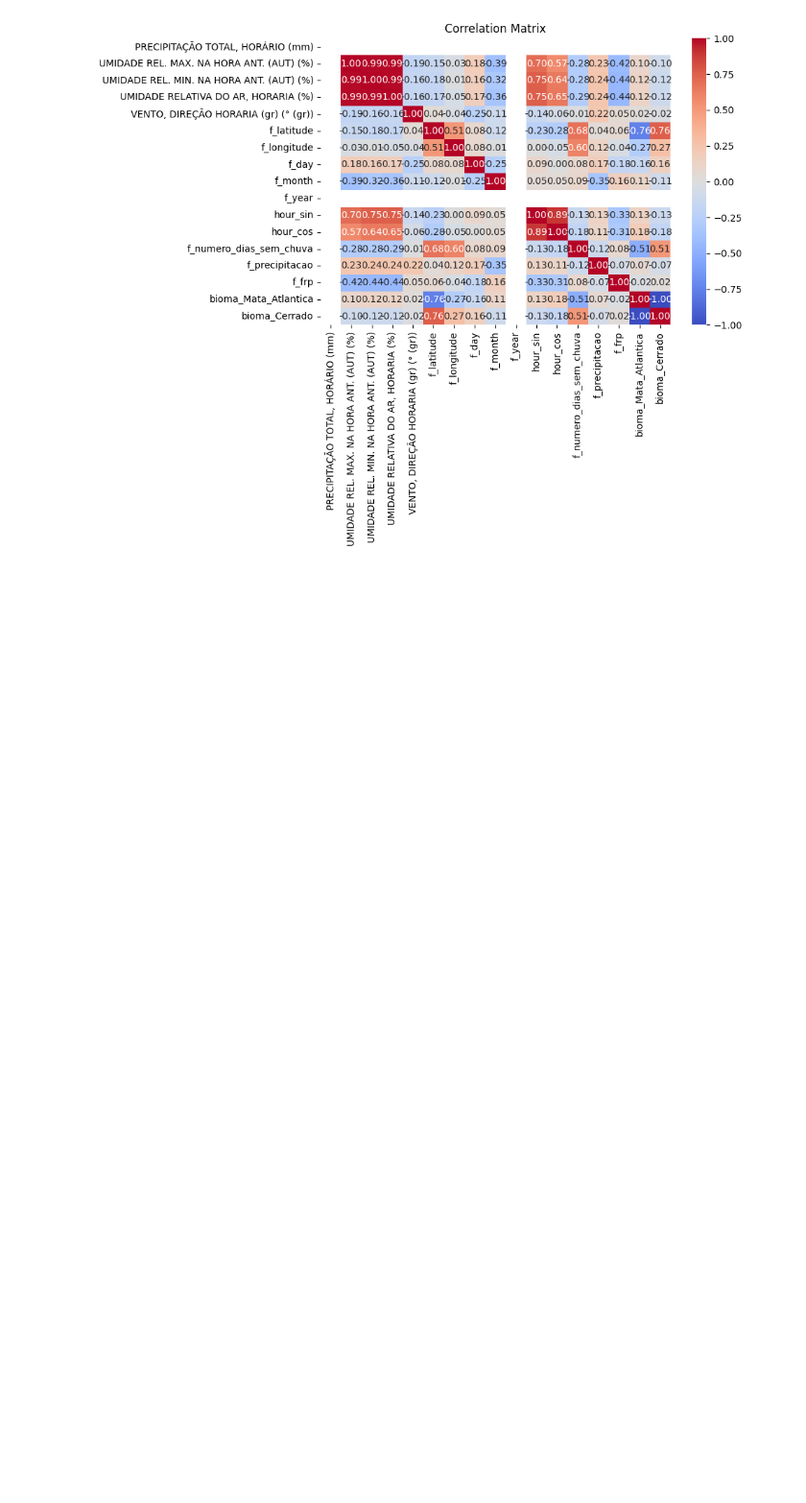
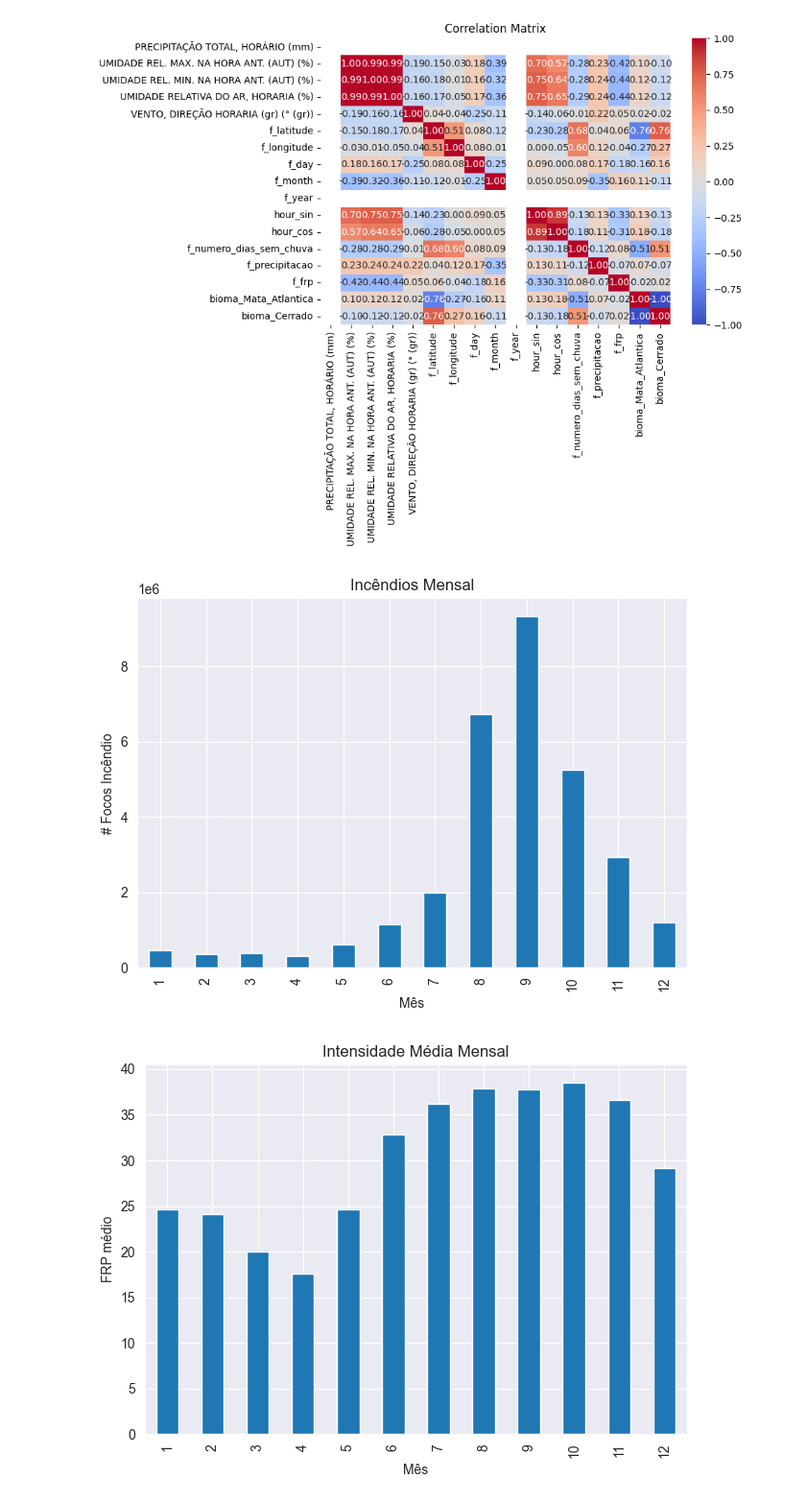
Before and after one commit to PhPires13/ICD-TP-Padroes-Atmosfericos-Sazonalidade-Queimadas, a Jupyter notebook: 3_data_visualization.ipynb, the cells around one changed output. Shown at 96% size. Drawn from its saved outputs; the diff is of its cells as text; code cells hidden in the pictures; blank space fills up the shorter version.

Commit message:
Average intensity and Quantity graphs

```diff
--- a/3_data_visualization.ipynb
+++ b/3_data_visualization.ipynb
@@ -56,0 +30,52 @@ plt.show()
+# %%
+import pandas as pd
+import matplotlib.pyplot as plt
+
+df = pd.read_csv(paths.inpe_stations_linked_file)
+
+df['date'] = pd.to_datetime(df[columns.unix_date_time_column] * 3600, unit='s')
+df['month'] = df['date'].dt.month
+df['year'] = df['date'].dt.year
+
+monthly_fires = df.groupby('month').size()
+plt.figure()
+monthly_fires.plot(kind='bar')
+plt.title("Incêndios Mensal")
+plt.xlabel("Mês")
+plt.ylabel("# Focos Incêndio")
+plt.tight_layout()
+plt.savefig(paths.monthly_fires_file)
+plt.show()
+
+monthly_intensity = df.groupby('month')['frp'].mean()
+plt.figure()
+monthly_intensity.plot(kind='bar')
+plt.title("Intensidade Média Mensal")
+plt.xlabel("Mês")
+plt.ylabel("FRP médio")
+plt.tight_layout()
+plt.savefig(paths.monthly_intensity_file)
+plt.show()
+
+yearly_fires = df.groupby('year').size()
+plt.figure()
+yearly_fires.plot(kind='bar')
+plt.title("Incêndios Anual")
+plt.xlabel("Ano")
+plt.ylabel("# Focos Incêndio")
+plt.tight_layout()
+plt.savefig(paths.yearly_fires_file)
+plt.show()
+
+yearly_intensity = df.groupby('year')['frp'].mean()
+plt.figure()
+yearly_intensity.plot(kind='bar')
+plt.title("Intensidade Média Anual")
+plt.xlabel("Ano")
+plt.ylabel("FRP médio")
+plt.tight_layout()
+plt.savefig(paths.yearly_intensity_file)
+plt.show()
+# %% [output]
+[figure, added]
+[figure, added]
```
Also changed, not shown: parts of 4 cells of this notebook, 5 other files.
